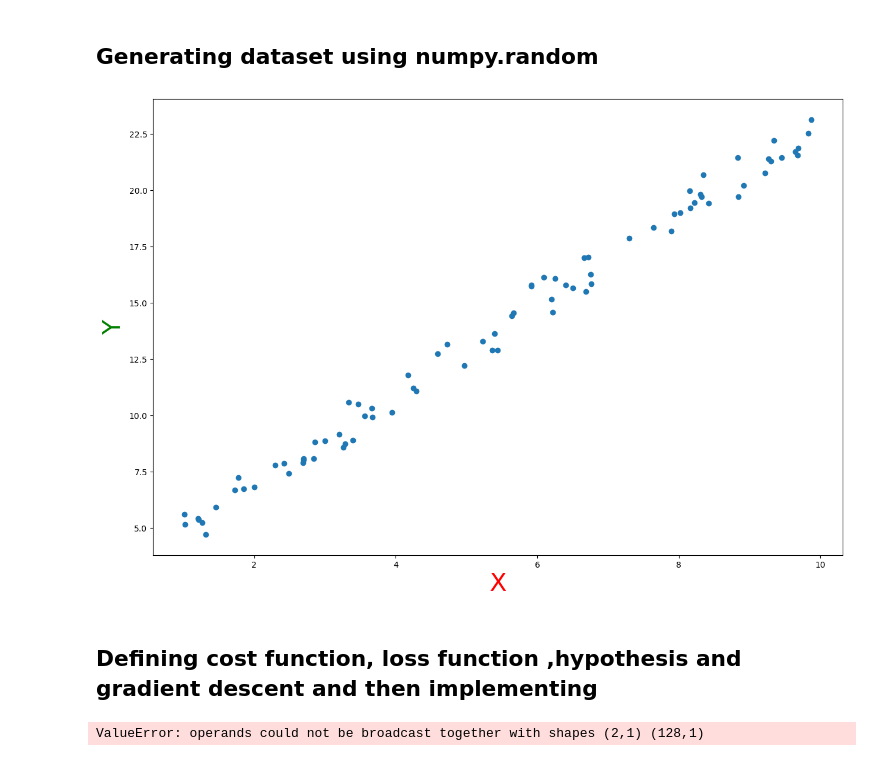
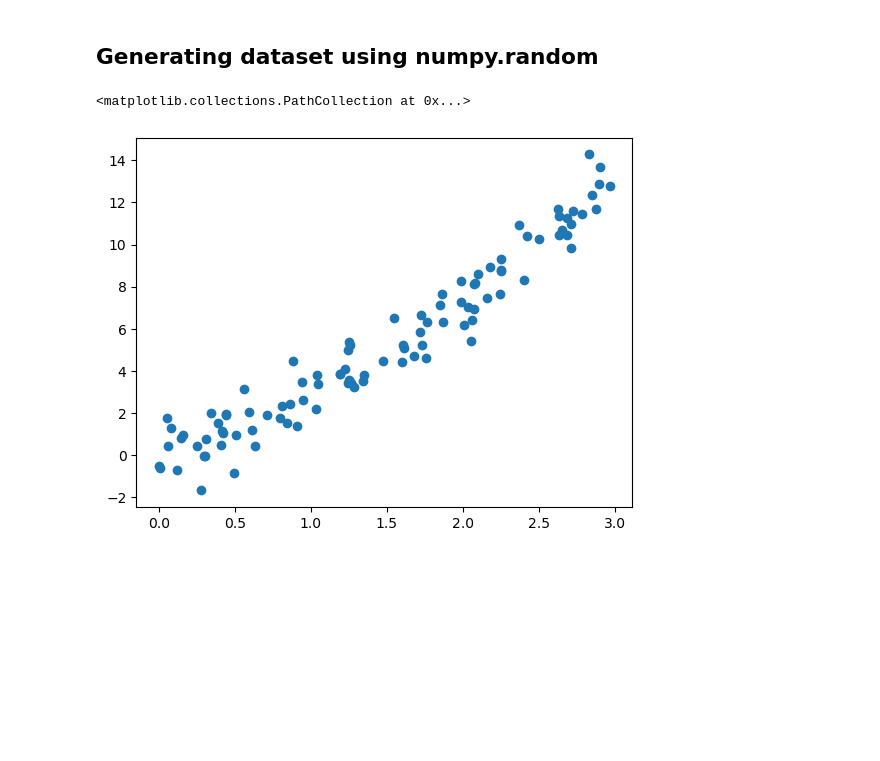
Before and after one commit to sg11421/Machine-Learning-with-Python, a Jupyter notebook: 230205_ArshJaswal/Assignment2/QuestionSolution1.ipynb, the cells around one changed output. Saved outputs shown, nothing was run; the diff lists cells and outputs as text; code cells hidden in the pictures; blank space fills up the shorter version.

```diff
--- a/230205_ArshJaswal/Assignment2/QuestionSolution1.ipynb
+++ b/230205_ArshJaswal/Assignment2/QuestionSolution1.ipynb
@@ -109,77 +111,11 @@ for loss of form (x-xhat)^7
 # %%
 import numpy as np
 import matplotlib.pyplot as plt
 %matplotlib inline
 
-x=np.random.RandomState(5).uniform(1,10,80)
-b=(3 + np.random.RandomState(2).uniform(-1,1,80))
-y=2*x + b
-plt.figure(figsize=(15,10))
-# print(b)
-plt.xlabel("X",color='red',size=30)
-plt.ylabel("Y",color='green',size=30)
-plt.scatter(x,y)
-plt.show()
+x = 3*np.random.RandomState(1).rand(100, 1)
+y = 0.8*x**2 + 2*x + np.random.RandomState(1).randn(100, 1)
+plt.scatter(x, y)
 # %% [output]
+<matplotlib.collections.PathCollection at 0x...>
-[figure, old version]
+[figure, new version]
-# %% [markdown]
-## Defining cost function, loss function ,hypothesis and gradient descent and then implementing
-# %%
-split_ratio = 0.8
-split_index = int(split_ratio * len(x))
-x_train, y_train = x[:split_index], y[:split_index]
-x_test, y_test = x[split_index:], y[split_index:]
-# Normalize the data
-x_mean, x_std = np.mean(x_train), np.std(x_train)
-y_mean, y_std = np.mean(y_train), np.std(y_train)
-
-x_train_normalized = (x_train - x_mean) / x_std
-y_train_normalized = (y_train - y_mean) / y_std
-
-x_test_normalized = (x_test - x_mean) / x_std
-y_test_normalized = (y_test - y_mean) / y_std
-def add_polynomial_features(X, degree):
-    X_poly = np.c_[X]  # Start with the original features
-    for d in range(2, degree + 1):
-        X_poly = np.c_[X_poly, X**d]  # Add higher-degree features
-    return X_poly
-
-degree = 2
-X_poly_train = add_polynomial_features(x_train_normalized, degree)
-X_poly_test = add_polynomial_features(x_test_normalized, degree)
-
-def custom_loss(X, X_pred):
-    return np.mean(np.abs(X - X_pred)**7)
-
-def custom_loss_gradient(X, X_pred):
-    gradient = -7 * np.sign(X - X_pred) * np.abs(X - X_pred)**6
-    return gradient
-learning_rate = 0.001
-num_epochs = 1000
-m = len(y_train_normalized)
-w = np.random.randn(X_poly_train.shape[1], 1)
-
-for iteration in range(num_epochs):
-    X_pred = X_poly_train.dot(w)
-    gradients = X_poly_train.T.dot(custom_loss_gradient(y_train_normalized, X_pred))
-
-    # Apply gradient clipping to prevent extremely large gradients
-    gradients = np.clip(gradients, -1, 1)
-
-    w = w - learning_rate * gradients.reshape(-1, 1)
-
-X_pred_test = X_poly_test.dot(w)
-
-# Denormalize the predictions
-X_pred_test_denormalized = X_pred_test * y_std + y_mean
-
-# Plot the results
-plt.scatter(x_test, y_test, label='Actual data')
-sorted_indices = np.argsort(x_test[:, 0])
-plt.plot(x_test[sorted_indices], X_pred_test_denormalized[sorted_indices], color='r', label=f'Polynomial Regression (Degree {degree})')
-plt.xlabel('x')
-plt.ylabel('y')
-plt.legend()
-plt.show()
-# %% [output]
-ValueError: operands could not be broadcast together with shapes (2,1) (128,1)
```
Also changed, not shown: parts of 15 cells of this notebook.
